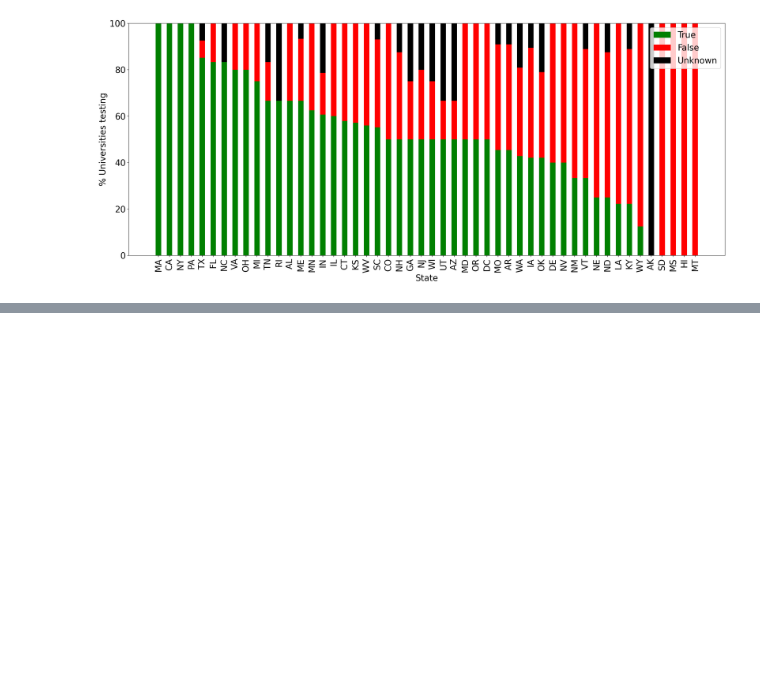
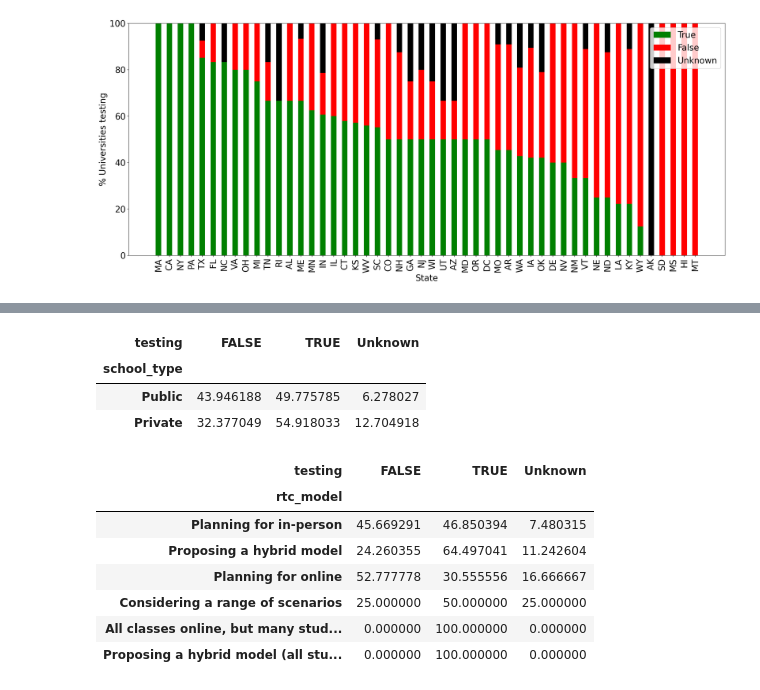
Before and after one commit to pachterlab/BTRBP_2020, a Jupyter notebook: notebooks/basic_stats.ipynb, the cells around one changed output, grey strips where cells are left out. Saved outputs shown, nothing was run; the diff lists cells and outputs as text; code cells hidden in the pictures; blank space fills up the shorter version.

```diff
--- a/notebooks/basic_stats.ipynb
+++ b/notebooks/basic_stats.ipynb
@@ -132,0 +151,22 @@ fig.show()
+# %%
+# Testing based on school type
+v = df.groupby(['school_type', 'testing']).size().unstack(fill_value=0).sort_values(by="FALSE", ascending=False)
+v/v.values.sum(axis=1)[:,None]*100
+# %% [output]
+| testing | FALSE | TRUE | Unknown |
+| school_type |  |  |  |
+| Public | 43.946188 | 49.775785 | 6.278027 |
+| Private | 32.377049 | 54.918033 | 12.704918 |
+# %%
+v = df.groupby(['rtc_model', 'testing']).size().unstack(fill_value=0).sort_values(by="FALSE", ascending=False)
+
+v/v.values.sum(axis=1)[:,None]*100
+# %% [output]
+| testing | FALSE | TRUE | Unknown |
+| rtc_model |  |  |  |
+| Planning for in-person | 45.669291 | 46.850394 | 7.480315 |
+| Proposing a hybrid model | 24.260355 | 64.497041 | 11.242604 |
+| Planning for online | 52.777778 | 30.555556 | 16.666667 |
+| Considering a range of scenarios | 25.000000 | 50.000000 | 25.000000 |
+| All classes online, but many stud... | 0.000000 | 100.000000 | 0.000000 |
+| Proposing a hybrid model (all stu... | 0.000000 | 100.000000 | 0.000000 |
```
Also changed, not shown: parts of 4 cells of this notebook.
